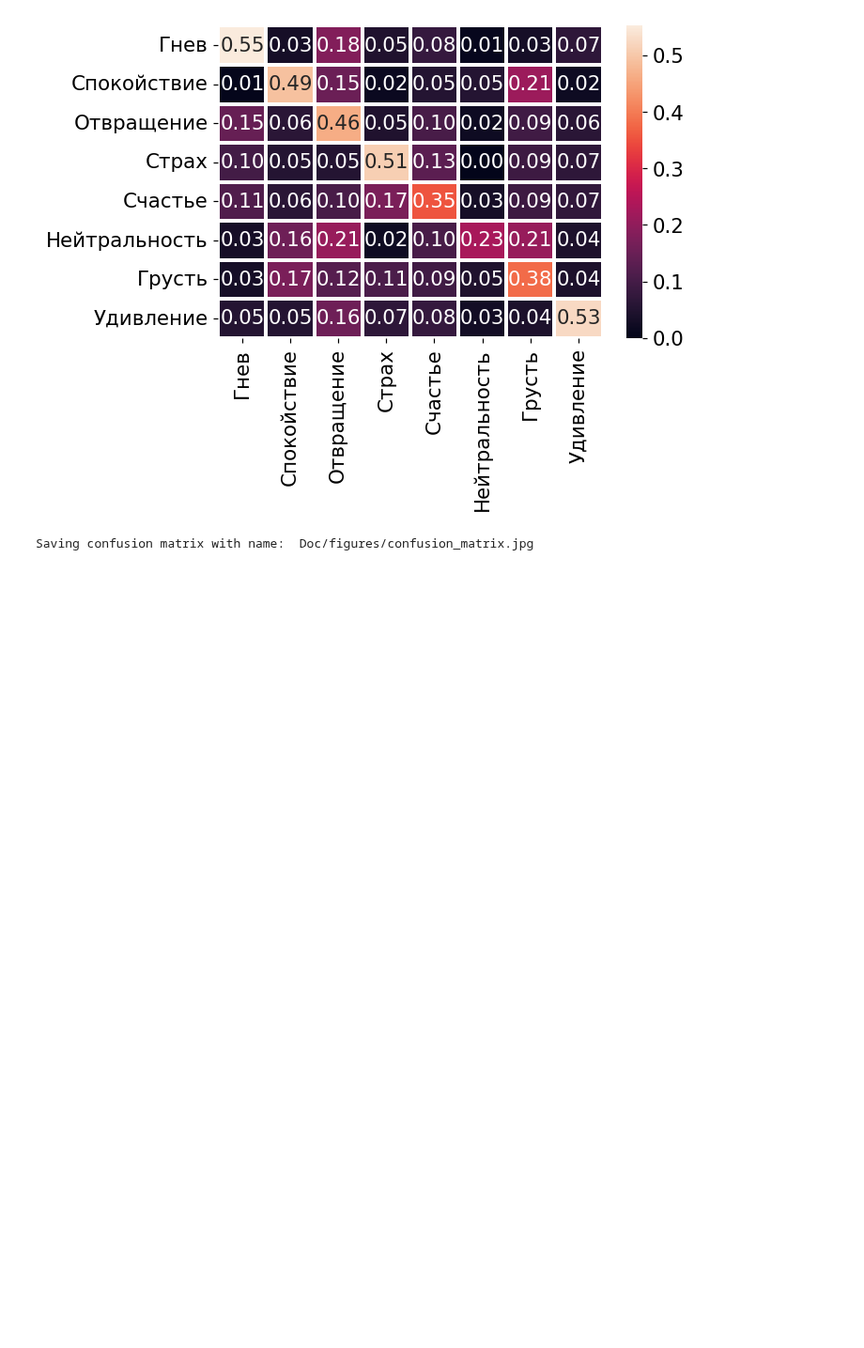
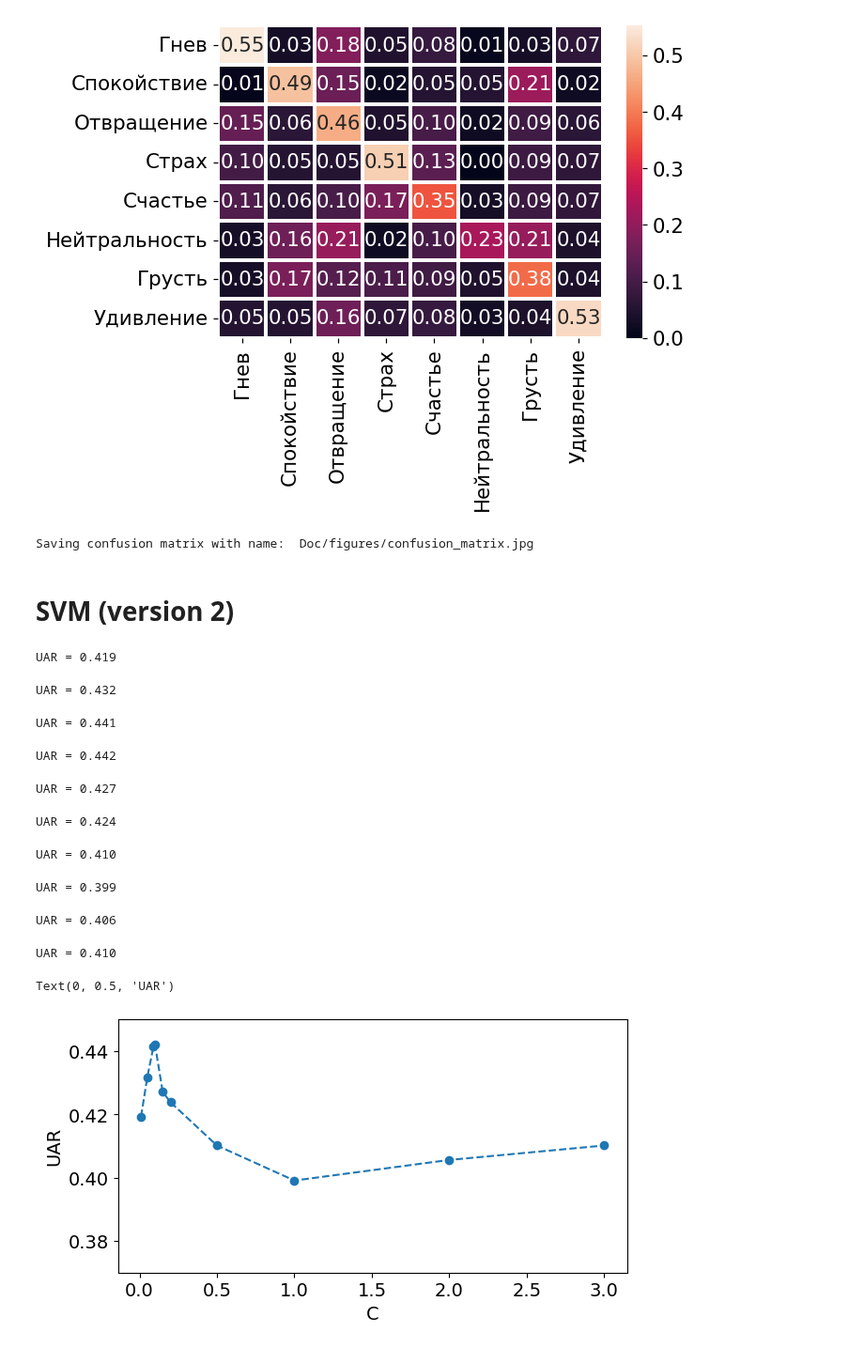
Before and after one commit to vortex2894/speech-emotion-recognition-system, a Jupyter notebook: ser-using-linear-svm-and-mfcc.ipynb, the cells around one changed output. Shown at 94% size. Cells and saved outputs as stored; diff of their text form; code cells hidden in the pictures; blank space fills up the shorter version.

Commit message:
small improvment on linear kernel (01-09-2023)

```diff
--- a/ser-using-linear-svm-and-mfcc.ipynb
+++ b/ser-using-linear-svm-and-mfcc.ipynb
@@ -115,3 +115,35 @@ plotting_utils.plot_confusion_matrix(y_test, y_true, y_pred)
 # %% [output]
 [figure]
 Saving confusion matrix with name:  Doc/figures/confusion_matrix.jpg
+# %% [markdown]
+# SVM (version 2)
+# %%
+C = [0.01, 0.05, 0.1, 0.15, 0.2, 0.5, 1.0, 2.0, 3.0]
+UAR_list = []
+UAR_best = 0
+for val_C in C:
+    model = SVC(kernel = 'linear', C=val_C, decision_function_shape='ovr',break_ties=True)
+    UAR,y_pr,y_tr,y_te = model_estimation(model, X_k_folds, y_k_folds)
+    if UAR_best<UAR:
+        UAR_best,y_pred,y_true,y_test = UAR,y_pr,y_tr,y_te
+    UAR_list.append(UAR)
+
+fig,ax=plt.subplots(figsize=(7,3.5))
+plt.rcParams.update({'font.size': 14})
+plt.plot(C,UAR_list, marker='o', linestyle='dashed',)
+plt.ylim([0.37, 0.45])
+plt.xlabel('C')
+plt.ylabel('UAR')
+# %% [output]
+UAR = 0.419
+UAR = 0.432
+UAR = 0.441
+UAR = 0.442
+UAR = 0.427
+UAR = 0.424
+UAR = 0.410
+UAR = 0.399
+UAR = 0.406
+UAR = 0.410
+Text(0, 0.5, 'UAR')
+[figure, added]
```
Also changed, not shown: parts of 2 cells of this notebook.
